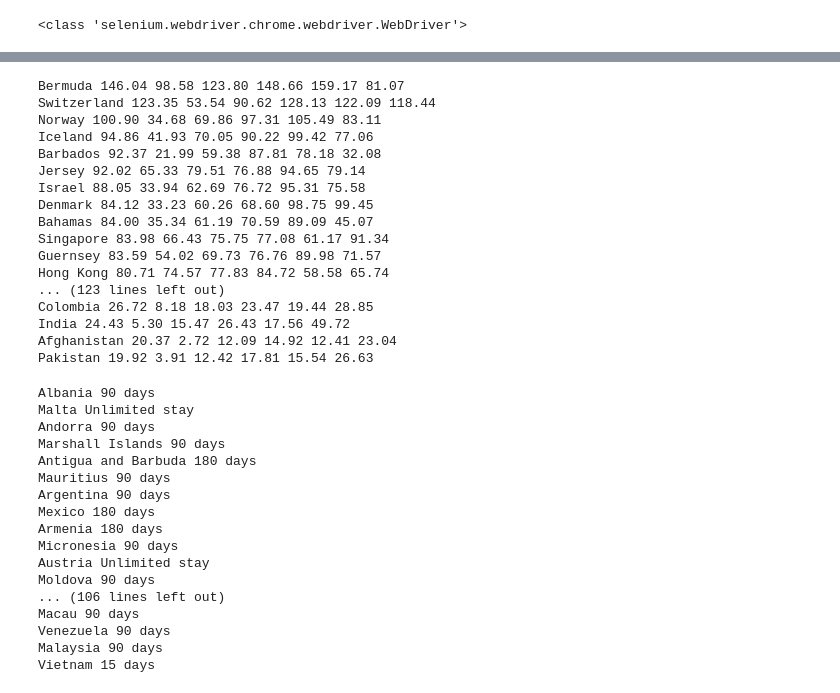
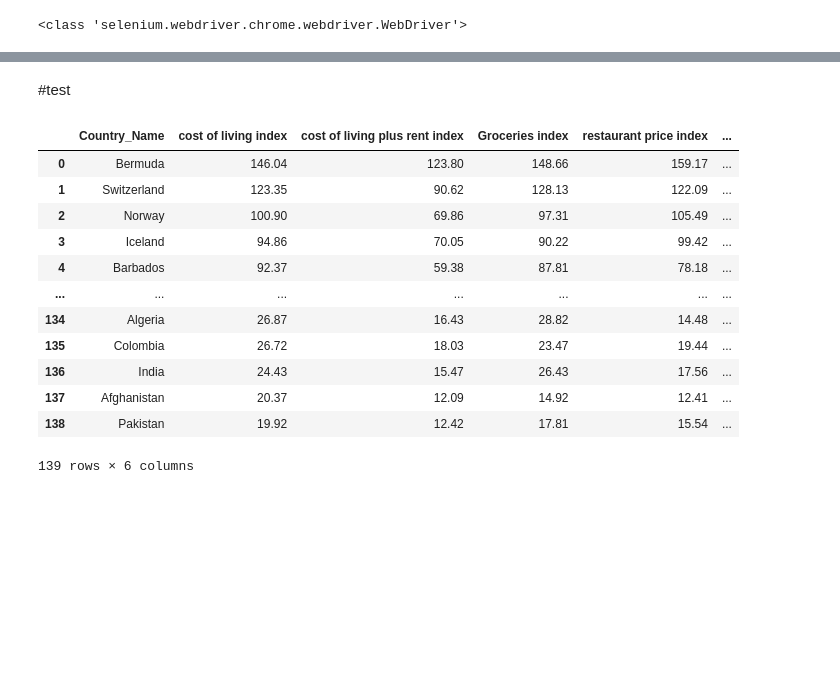
Before and after one commit to victorbarrau/dashboard_expatriate, a Jupyter notebook: Projet-final-HODST.ipynb, the cells around one changed output, grey strips where cells are left out. Saved outputs shown, nothing was run; the diff lists cells and outputs as text; code cells hidden in the pictures; blank space fills up the shorter version.

```diff
--- a/Projet-final-HODST.ipynb
+++ b/Projet-final-HODST.ipynb
@@ -35,7 +6,7 @@ from bs4 import BeautifulSoup
 from selenium import webdriver
 import time
 
-driver=webdriver.Chrome(executable_path='C:\\Users\\kwalc\\Downloads\\chromedriver_win32\\chromedriver.exe')
+driver=webdriver.Chrome(executable_path="D:\esmes8\projet-expat\chromedriver.exe")
 print(type(driver))
 # %% [output]
 <class 'selenium.webdriver.chrome.webdriver.WebDriver'>
@@ -119,6 +121,14 @@ def get_cost_of_living_index_by_country(country_col_index):
 
     for country in table_col.find_all('tbody'):
         rows = country.find_all('tr')
+        country_nam = []
+        col_inde= []
+        rent_inde= []
+        col_plus_rent_inde= []
+        groceries_inde= []
+        rp_inde= []
+        lpp_inde= []
+
         for row in rows:
             country_name = row.find('td', class_ = 'cityOrCountryInIndicesTable').text.strip() #nom pays
             col_index = row.find_all('td')[2].text #indice de cout de vie
@@ -127,25 +137,33 @@ def get_cost_of_living_index_by_country(country_col_index):
             groceries_index = row.find_all('td')[5].text #indice courses
             rp_index = row.find_all('td')[6].text #indice prix restaurant
             lpp_index = row.find_all('td')[7].text #indice de pouvoir d'achat local
-            L_country_col_index.append(country_name)
-            print(country_name, col_index, rent_index, col_plus_rent_index, groceries_index, rp_index, lpp_index)
+            country_nam.append(country_name)
+            col_inde.append(col_index)
+            rent_inde.append(rent_inde)
+            col_plus_rent_inde.append(col_plus_rent_index)
+            groceries_inde.append(groceries_index)
+            rp_inde.append(rp_index)
+            lpp_inde.append(lpp_index)
+
+        return country_nam,col_inde,rent_inde,col_plus_rent_inde,groceries_inde,rp_inde,lpp_inde
+# %% [markdown]
+#test
 # %%
-get_cost_of_living_index_by_country(L_country_col_index)
+country_nam,col_inde,rent_inde,col_plus_rent_inde,groceries_inde,rp_inde,lpp_inde=get_cost_of_living_index_by_country(L_country_col_index)
+data = {'Country_Name':country_nam,'cost of living index':col_inde,'cost of living plus rent index':col_plus_rent_inde,'Groceries index':groceries_inde,'restaurant price index':rp_inde,'local purchasing power index':lpp_inde}
+cost_of_living_index = pd.DataFrame(data)
+cost_of_living_index
 # %% [output]
+|  | Country_Name | cost of living index | cost of living plus rent index | Groceries index | restaurant price index | ... |
+| 0 | Bermuda | 146.04 | 123.80 | 148.66 | 159.17 | ... |
+| 1 | Switzerland | 123.35 | 90.62 | 128.13 | 122.09 | ... |
+| 2 | Norway | 100.90 | 69.86 | 97.31 | 105.49 | ... |
+| 3 | Iceland | 94.86 | 70.05 | 90.22 | 99.42 | ... |
+| 4 | Barbados | 92.37 | 59.38 | 87.81 | 78.18 | ... |
+| ... | ... | ... | ... | ... | ... | ... |
+| 134 | Algeria | 26.87 | 16.43 | 28.82 | 14.48 | ... |
+| 135 | Colombia | 26.72 | 18.03 | 23.47 | 19.44 | ... |
+| 136 | India | 24.43 | 15.47 | 26.43 | 17.56 | ... |
+| 137 | Afghanistan | 20.37 | 12.09 | 14.92 | 12.41 | ... |
+| 138 | Pakistan | 19.92 | 12.42 | 17.81 | 15.54 | ... |
-Bermuda 146.04 98.58 123.80 148.66 159.17 81.07
-Switzerland 123.35 53.54 90.62 128.13 122.09 118.44
-Norway 100.90 34.68 69.86 97.31 105.49 83.11
-Iceland 94.86 41.93 70.05 90.22 99.42 77.06
-Barbados 92.37 21.99 59.38 87.81 78.18 32.08
-Jersey 92.02 65.33 79.51 76.88 94.65 79.14
-Israel 88.05 33.94 62.69 76.72 95.31 75.58
-Denmark 84.12 33.23 60.26 68.60 98.75 99.45
-Bahamas 84.00 35.34 61.19 70.59 89.09 45.07
-Singapore 83.98 66.43 75.75 77.08 61.17 91.34
-Guernsey 83.59 54.02 69.73 76.76 89.98 71.57
-Hong Kong 80.71 74.57 77.83 84.72 58.58 65.74
-... (123 lines left out)
-Colombia 26.72 8.18 18.03 23.47 19.44 28.85
-India 24.43 5.30 15.47 26.43 17.56 49.72
-Afghanistan 20.37 2.72 12.09 14.92 12.41 23.04
-Pakistan 19.92 3.91 12.42 17.81 15.54 26.63
+139 rows × 6 columns
@@ -188,20 +169,0 @@ def get_visa_free_country_for_french(pays_vfc):
-# %%
-get_visa_free_country_for_french(list_vfc)
-# %% [output]
-Albania 90 days
-Malta Unlimited stay
-Andorra 90 days
-Marshall Islands 90 days
-Antigua and Barbuda 180 days
-Mauritius 90 days
-Argentina 90 days
-Mexico 180 days
-Armenia 180 days
-Micronesia 90 days
-Austria Unlimited stay
-Moldova 90 days
-... (106 lines left out)
-Macau 90 days
-Venezuela 90 days
-Malaysia 90 days
-Vietnam 15 days
```
Also changed, not shown: parts of 25 cells of this notebook, 1 other file.
